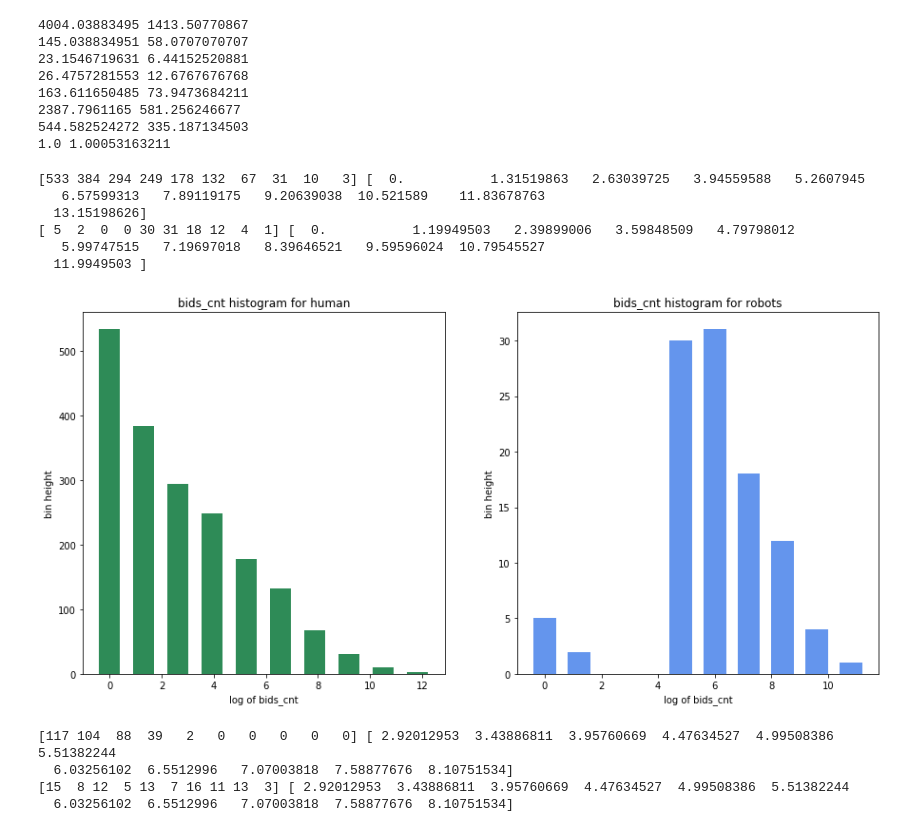
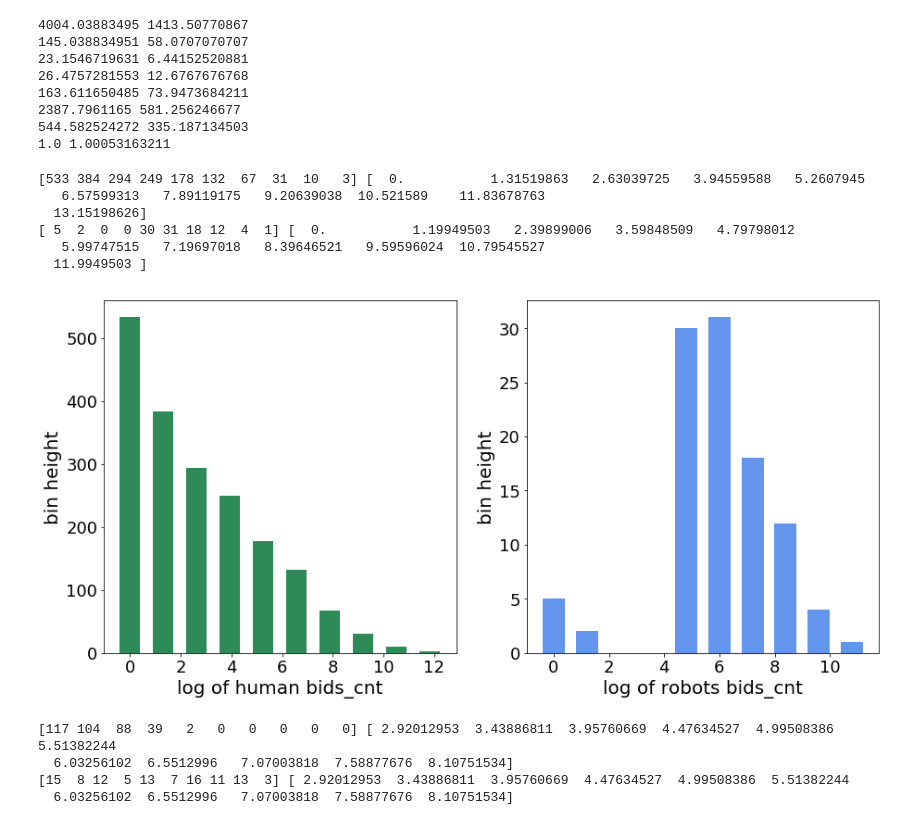
Before and after one commit to laoreja/CS229-project-Robot-or-human, a Jupyter notebook: features/code/analysis.ipynb, the cells around one changed output. Cells and saved outputs as stored; diff of their text form; code cells hidden in the pictures.

Commit message:
modify plotting

```diff
--- a/features/code/analysis.ipynb
+++ b/features/code/analysis.ipynb
@@ -1,5 +1,5 @@
 # %%
 import pandas as pd
 import numpy as np
-bids = pd.read_csv('../data/bids.csv')
-train_bidders = pd.read_csv('../data/train.csv')
+bids = pd.read_csv('../../data/bids.csv')
+train_bidders = pd.read_csv('../../data/train.csv')
@@ -45,5 +40,5 @@ print human.info()
 # %%
-robot_bidder_id = train_bidders[train_bidders['outcome']==1].bidder_id
+robots_bidder_id = train_bidders[train_bidders['outcome']==1].bidder_id
 print robots_bidder_id.shape
 human_bidder_id = train_bidders[train_bidders['outcome']==0].bidder_id
 print human_bidder_id.shape
@@ -91,7 +104,7 @@ print train_bidders.shape
 print train_bidders['payment_account'].unique().shape
 print train_bidders['address'].unique().shape
 # %%
-basic_info = pd.read_csv('basic_feat_per_bidder.csv')
+basic_info = pd.read_csv('../basic_feat_per_bidder.csv')
 robot_basic_info = basic_info[basic_info.bidder_id.isin(robot_bidder_id)]
 human_basic_info = basic_info[basic_info.bidder_id.isin(human_bidder_id)]
 from constants import *
@@ -130,30 +143,33 @@ print robot_bids_cnt_heights, robot_bids_cnt_bins
 # %%
 %matplotlib inline
 import matplotlib.pyplot as plt
+import matplotlib as mpl
+mpl.rcParams['xtick.labelsize'] = 18
+mpl.rcParams['ytick.labelsize'] = 18
 fig, ax = plt.subplots(1,2, figsize=(15,7))
 
 human_bids_cnt_heights, human_bids_cnt_bins = np.histogram(np.log(human_basic_info['bids_cnt']))
 ax[0].bar(human_bids_cnt_bins[:-1], human_bids_cnt_heights, facecolor='seagreen')
-ax[0].set_ylabel('bin height')
-ax[0].set_xlabel('log of bids_cnt')
-ax[0].set_title('bids_cnt histogram for human')
+ax[0].set_ylabel('bin height', fontsize=20)
+ax[0].set_xlabel('log of human bids_cnt', fontsize=20)
+# ax[0].set_title('bids_cnt histogram for human')
 print human_bids_cnt_heights, human_bids_cnt_bins
 
 robot_bids_cnt_heights, robot_bids_cnt_bins = np.histogram(np.log(robot_basic_info['bids_cnt']))
 ax[1].bar(robot_bids_cnt_bins[:-1], robot_bids_cnt_heights, facecolor='cornflowerblue')
-ax[1].set_ylabel('bin height')
-ax[1].set_xlabel('log of bids_cnt')
-ax[1].set_title('bids_cnt histogram for robots')
+ax[1].set_ylabel('bin height', fontsize=20)
+ax[1].set_xlabel('log of robots bids_cnt', fontsize=20)
+# ax[1].set_title('bids_cnt histogram for robots')
 print robot_bids_cnt_heights, robot_bids_cnt_bins
-fig.savefig('bids_cnt_hist.png')
+fig.savefig('new_bids_cnt_hist.png')
 # %% [output]
 [533 384 294 249 178 132  67  31  10   3] [  0.           1.31519863   2.63039725   3.94559588   5.2607945
    6.57599313   7.89119175   9.20639038  10.521589    11.83678763
   13.15198626]
 [ 5  2  0  0 30 31 18 12  4  1] [  0.           1.19949503   2.39899006   3.59848509   4.79798012
    5.99747515   7.19697018   8.39646521   9.59596024  10.79545527
   11.9949503 ]
-[figure, old version]
+[figure, new version]
 # %%
 %matplotlib inline
 import matplotlib.pyplot as plt
```
Also changed, not shown: parts of 3 cells of this notebook, 6 other files.
